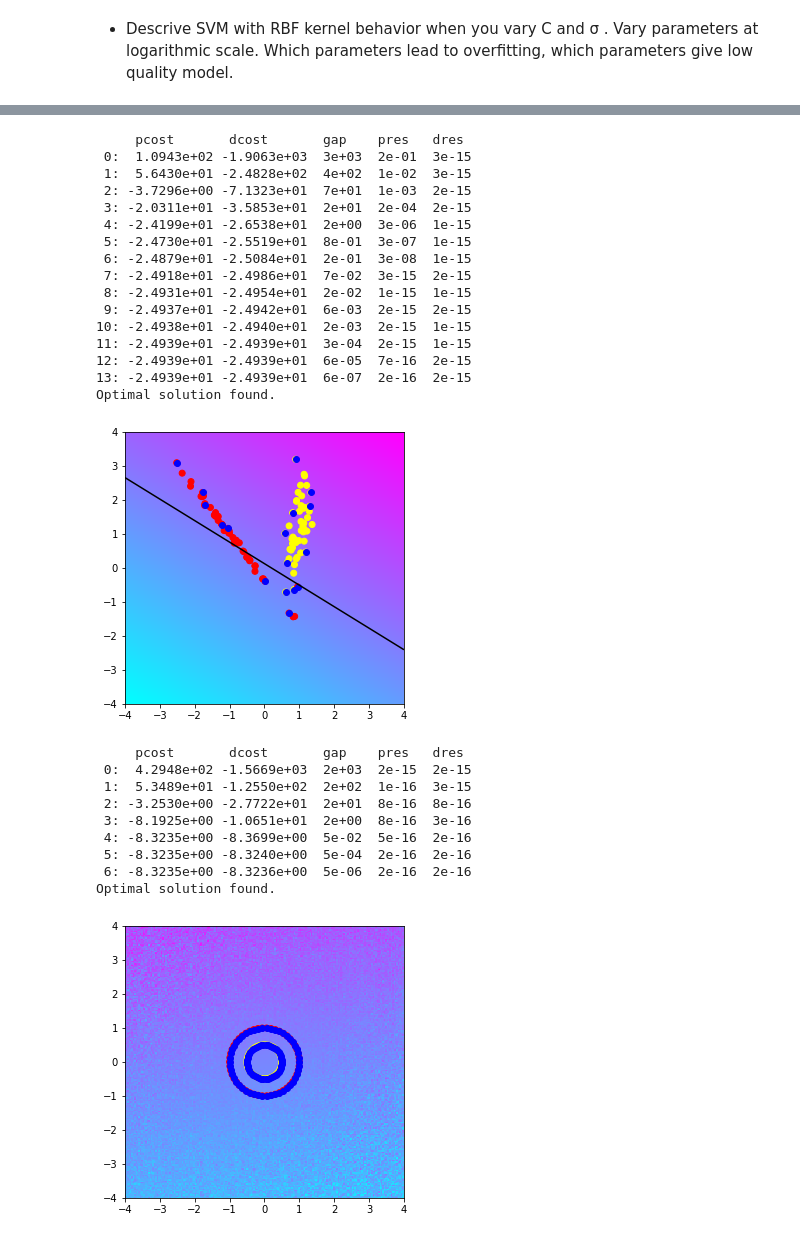
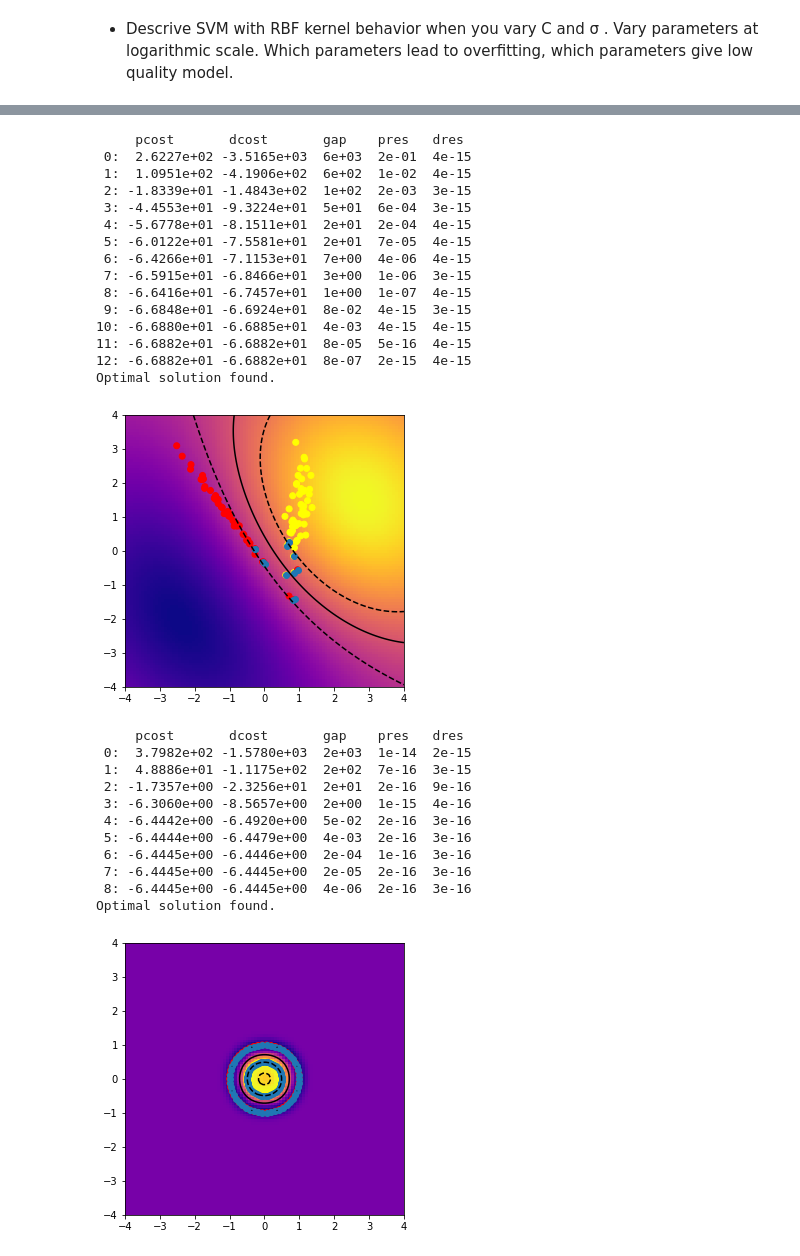
Before and after one commit to Marrry1327/ML-DM, a Jupyter notebook: Lab #3 SVM (QP, Kernel trick).ipynb, the cells around one changed output, grey strips where cells are left out. Drawn from its saved outputs; the diff is of its cells as text; code cells hidden in the pictures.

```diff
--- a/Lab #3 SVM (QP, Kernel trick).ipynb
+++ b/Lab #3 SVM (QP, Kernel trick).ipynb
@@ -537,15 +534,3 @@ Optimal solution found.
 for small C we get big margin. Consequently there will be more support vectors
 # %% [markdown]
  - Using explicit feature transformation train linear SVM to separate non-linearly separable classes with a quadratic hyperplane. Show it on the plot
-# %%
-transform = lambda X: np.array([
-    X[:, 0],
-    X[:, 1],
-    X[:, 0] * X[:, 0],
-    X[:, 0] * X[:, 1],
-    X[:, 1] * X[:, 1]
-]).transpose()
-
-svm = LinearSVM(C=10**5, transform=transform)
-fit = svm.fit(non_linear_X, non_linear_y)
-show_res_plot(svm, non_linear_X, non_linear_y)
@@ -572,0 +537,12 @@ Optimal solution found.
+# %%
+first_ = non_linear_X[:,0]
+second_ = non_linear_X[:,1]
+first_square = non_linear_X[:,0] * non_linear_X[:,0]
+first_second = non_linear_X[:,0] * non_linear_X[:,1]
+second_square = non_linear_X[:,1] * non_linear_X[:,1]
+trans_X = np.array([first_,second_,first_square,first_second,second_square]).T
+
+model_trans = LinearSVM(C=1E+1)
+non_linear_X = trans_X
+fitting = model_trans.fit(non_linear_X, non_linear_y)
+show_res_plot(model_trans, non_linear_X, non_linear_y)
@@ -765,37 +767,38 @@ Optimal solution found.
 # %%
-dual_svm = DualLinearSVM(C=1E+1)
-fit = dual_svm.fit(linear_X, linear_y, kernel='gauss', kernel_par=9)
+dual_svm = DualLinearSVM(C=1E+1, sigma = 10, kernel = 'gauss')
+fit = dual_svm.fit(linear_X, linear_y)
 show_res_plot(dual_svm, linear_X, linear_y)
 # %% [output]
      pcost       dcost       gap    pres   dres
- 0:  1.0943e+02 -1.9063e+03  3e+03  2e-01  3e-15
- 1:  5.6430e+01 -2.4828e+02  4e+02  1e-02  3e-15
- 2: -3.7296e+00 -7.1323e+01  7e+01  1e-03  2e-15
- 3: -2.0311e+01 -3.5853e+01  2e+01  2e-04  2e-15
- 4: -2.4199e+01 -2.6538e+01  2e+00  3e-06  1e-15
- 5: -2.4730e+01 -2.5519e+01  8e-01  3e-07  1e-15
- 6: -2.4879e+01 -2.5084e+01  2e-01  3e-08  1e-15
- 7: -2.4918e+01 -2.4986e+01  7e-02  3e-15  2e-15
- 8: -2.4931e+01 -2.4954e+01  2e-02  1e-15  1e-15
- 9: -2.4937e+01 -2.4942e+01  6e-03  2e-15  2e-15
-10: -2.4938e+01 -2.4940e+01  2e-03  2e-15  1e-15
-11: -2.4939e+01 -2.4939e+01  3e-04  2e-15  1e-15
-12: -2.4939e+01 -2.4939e+01  6e-05  7e-16  2e-15
-13: -2.4939e+01 -2.4939e+01  6e-07  2e-16  2e-15
+ 0:  2.6227e+02 -3.5165e+03  6e+03  2e-01  4e-15
+ 1:  1.0951e+02 -4.1906e+02  6e+02  1e-02  4e-15
+ 2: -1.8339e+01 -1.4843e+02  1e+02  2e-03  3e-15
+ 3: -4.4553e+01 -9.3224e+01  5e+01  6e-04  3e-15
+ 4: -5.6778e+01 -8.1511e+01  2e+01  2e-04  4e-15
+ 5: -6.0122e+01 -7.5581e+01  2e+01  7e-05  4e-15
+ 6: -6.4266e+01 -7.1153e+01  7e+00  4e-06  4e-15
+ 7: -6.5915e+01 -6.8466e+01  3e+00  1e-06  3e-15
+ 8: -6.6416e+01 -6.7457e+01  1e+00  1e-07  4e-15
+ 9: -6.6848e+01 -6.6924e+01  8e-02  4e-15  3e-15
+10: -6.6880e+01 -6.6885e+01  4e-03  4e-15  4e-15
+11: -6.6882e+01 -6.6882e+01  8e-05  5e-16  4e-15
+12: -6.6882e+01 -6.6882e+01  8e-07  2e-15  4e-15
 Optimal solution found.
-[figure, old version]
+[figure, new version]
 # %%
-dual_svm = DualLinearSVM(C=1E+1)
-fit = dual_svm.fit(non_linear_X, non_linear_y, kernel='gauss', kernel_par=0.1)
+dual_svm = DualLinearSVM(C=1E+1, sigma = 0.1, kernel = 'gauss')
+fit = dual_svm.fit(non_linear_X, non_linear_y)
 show_res_plot(dual_svm, non_linear_X, non_linear_y)
 # %% [output]
      pcost       dcost       gap    pres   dres
- 0:  4.2948e+02 -1.5669e+03  2e+03  2e-15  2e-15
- 1:  5.3489e+01 -1.2550e+02  2e+02  1e-16  3e-15
- 2: -3.2530e+00 -2.7722e+01  2e+01  8e-16  8e-16
- 3: -8.1925e+00 -1.0651e+01  2e+00  8e-16  3e-16
- 4: -8.3235e+00 -8.3699e+00  5e-02  5e-16  2e-16
- 5: -8.3235e+00 -8.3240e+00  5e-04  2e-16  2e-16
- 6: -8.3235e+00 -8.3236e+00  5e-06  2e-16  2e-16
+ 0:  3.7982e+02 -1.5780e+03  2e+03  1e-14  2e-15
+ 1:  4.8886e+01 -1.1175e+02  2e+02  7e-16  3e-15
+ 2: -1.7357e+00 -2.3256e+01  2e+01  2e-16  9e-16
+ 3: -6.3060e+00 -8.5657e+00  2e+00  1e-15  4e-16
+ 4: -6.4442e+00 -6.4920e+00  5e-02  2e-16  3e-16
+ 5: -6.4444e+00 -6.4479e+00  4e-03  2e-16  3e-16
+ 6: -6.4445e+00 -6.4446e+00  2e-04  1e-16  3e-16
+ 7: -6.4445e+00 -6.4445e+00  2e-05  2e-16  3e-16
+ 8: -6.4445e+00 -6.4445e+00  4e-06  2e-16  3e-16
 Optimal solution found.
-[figure, old version]
+[figure, new version]
```
Also changed, not shown: parts of 16 cells of this notebook.
